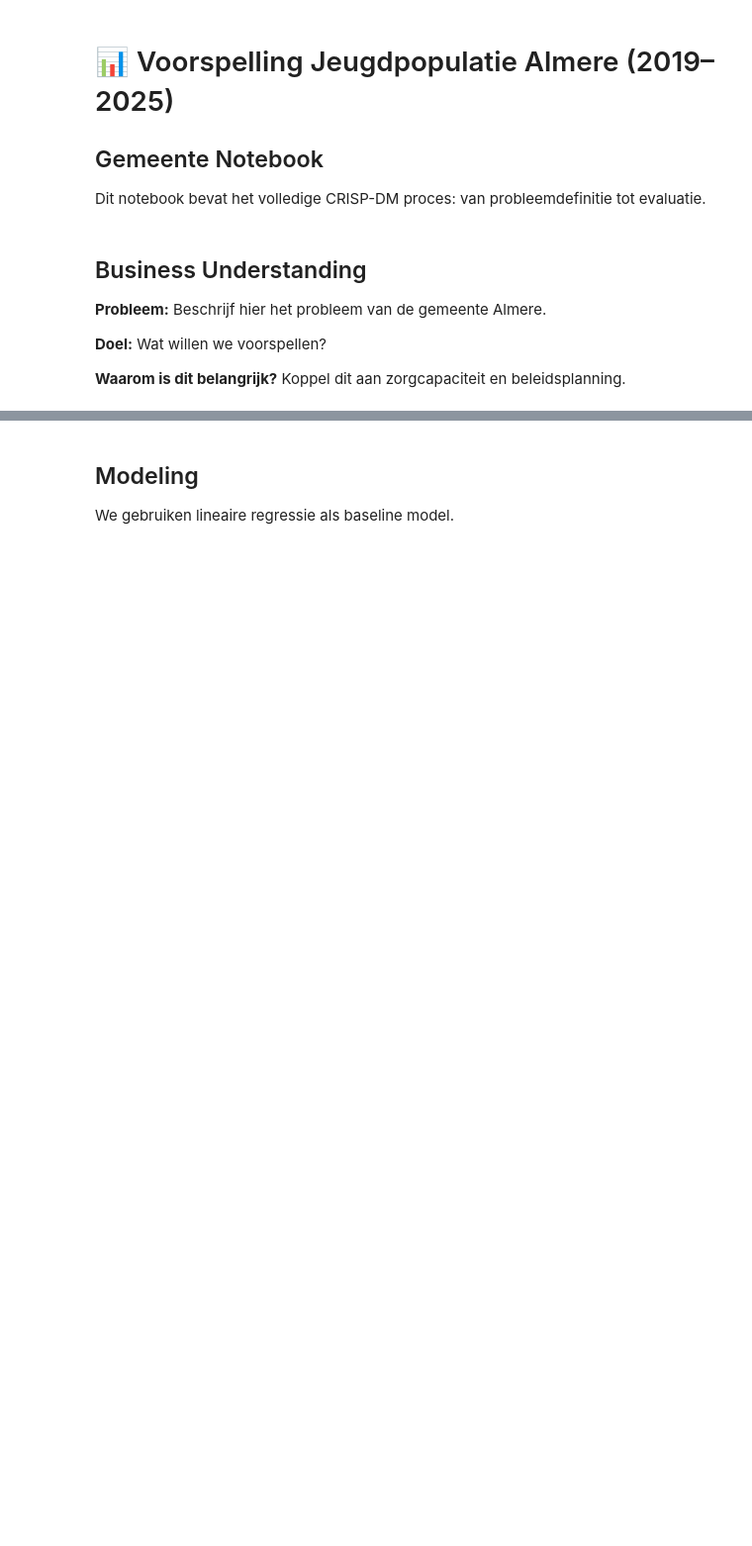
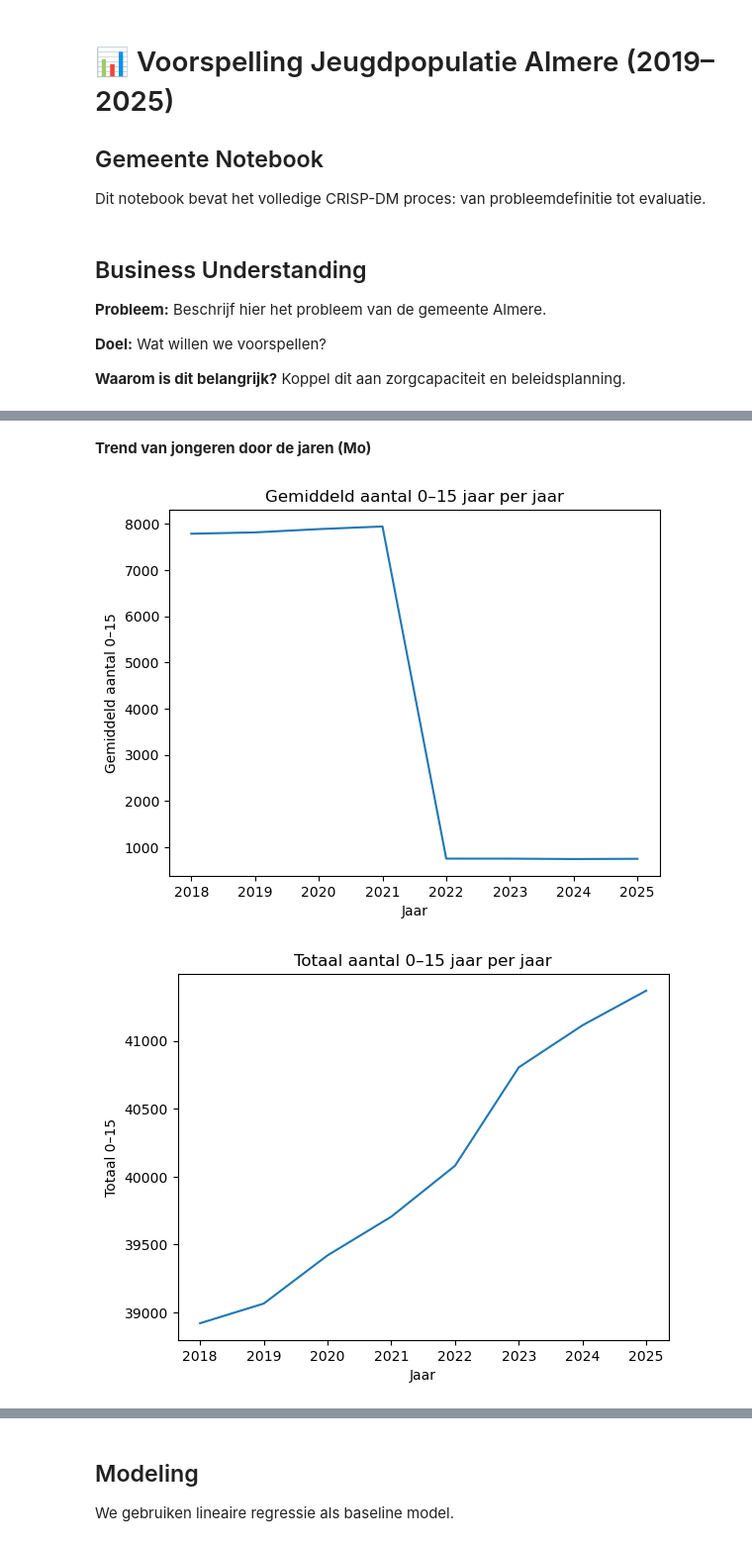
Before and after one commit to Ismael-991/almere-jeugd-voorspelling, a Jupyter notebook: notebooks/final/Gezamenlijke_notebook.ipynb, the cells around one changed output, grey strips where cells are left out. Shown at 99% size. Saved outputs shown, nothing was run; the diff lists cells and outputs as text; code cells hidden in the pictures; blank space fills up the shorter version.

```diff
--- a/notebooks/final/Gezamenlijke_notebook.ipynb
+++ b/notebooks/final/Gezamenlijke_notebook.ipynb
@@ -18,0 +319,18 @@ Koppel dit aan zorgcapaciteit en beleidsplanning.
+# %% [markdown]
+**Trend van jongeren door de jaren (Mo)**
+# %%
+df.groupby("Jaar")["Aantal_0_15"].mean().plot()
+plt.title("Gemiddeld aantal 0–15 jaar per jaar")
+plt.xlabel("Jaar")
+plt.ylabel("Gemiddeld aantal 0–15")
+plt.show()
+
+
+df.groupby("Jaar")["Aantal_0_15"].sum().plot()
+plt.title("Totaal aantal 0–15 jaar per jaar")
+plt.xlabel("Jaar")
+plt.ylabel("Totaal 0–15")
+plt.show()
+# %% [output]
+[figure, added]
+[figure, added]
```
Also changed, not shown: parts of 36 cells of this notebook, 2 other files.
